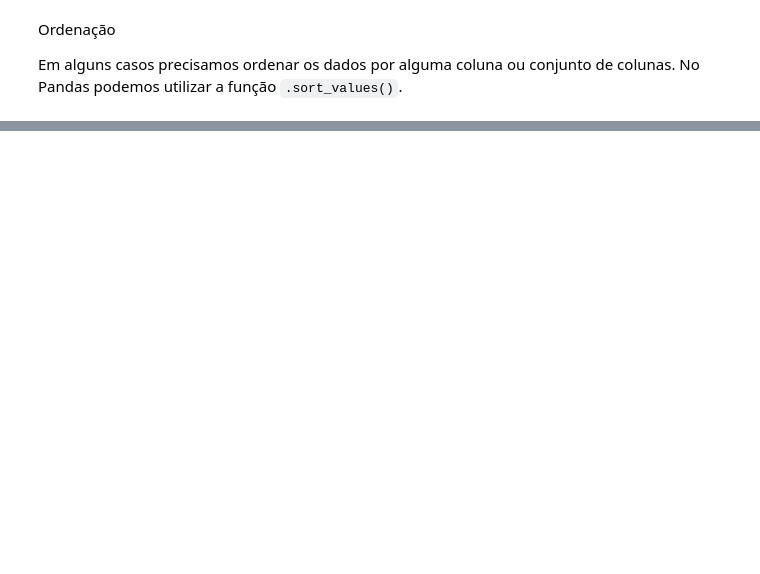
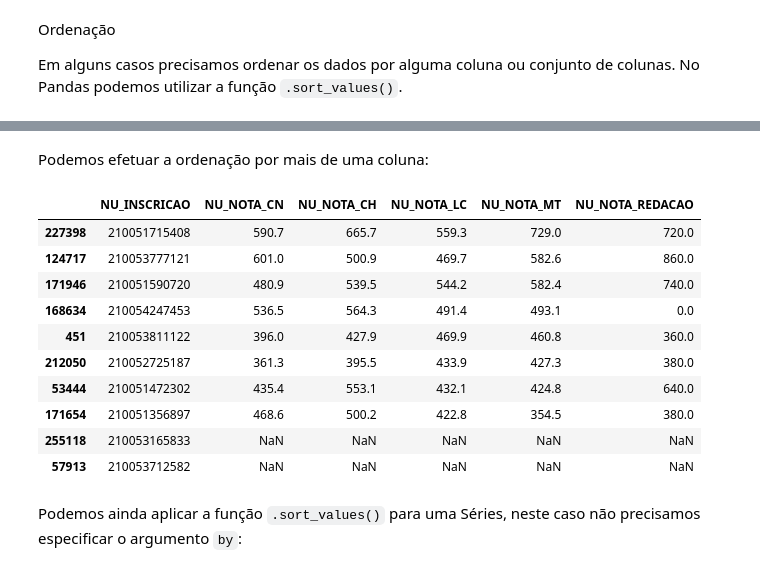
Before and after one commit to leandroclv/python_analise_dados_udemy, a Jupyter notebook: analise_de_dados.ipynb, the cells around one changed output, grey strips where cells are left out. Drawn from its saved outputs; the diff is of its cells as text; code cells hidden in the pictures; blank space fills up the shorter version.

```diff
--- a/analise_de_dados.ipynb
+++ b/analise_de_dados.ipynb
@@ -676,0 +693,18 @@ df_subset.sort_values(by=['NU_NOTA_MT'], ascending=True)
+# %% [markdown]
+Podemos efetuar a ordenação por mais de uma coluna:
+# %%
+df_subset.sort_values(by=['NU_NOTA_MT', 'NU_NOTA_CH'], ascending=[False, False])
+# %% [output]
+|  | NU_INSCRICAO | NU_NOTA_CN | NU_NOTA_CH | NU_NOTA_LC | NU_NOTA_MT | NU_NOTA_REDACAO |
+| 227398 | 210051715408 | 590.7 | 665.7 | 559.3 | 729.0 | 720.0 |
+| 124717 | 210053777121 | 601.0 | 500.9 | 469.7 | 582.6 | 860.0 |
+| 171946 | 210051590720 | 480.9 | 539.5 | 544.2 | 582.4 | 740.0 |
+| 168634 | 210054247453 | 536.5 | 564.3 | 491.4 | 493.1 | 0.0 |
+| 451 | 210053811122 | 396.0 | 427.9 | 469.9 | 460.8 | 360.0 |
+| 212050 | 210052725187 | 361.3 | 395.5 | 433.9 | 427.3 | 380.0 |
+| 53444 | 210051472302 | 435.4 | 553.1 | 432.1 | 424.8 | 640.0 |
+| 171654 | 210051356897 | 468.6 | 500.2 | 422.8 | 354.5 | 380.0 |
+| 255118 | 210053165833 | NaN | NaN | NaN | NaN | NaN |
+| 57913 | 210053712582 | NaN | NaN | NaN | NaN | NaN |
+# %% [markdown]
+Podemos ainda aplicar a função `.sort_values()` para uma Séries, neste caso não precisamos especificar o argumento `by`:
```
Also changed, not shown: parts of 60 cells of this notebook.
